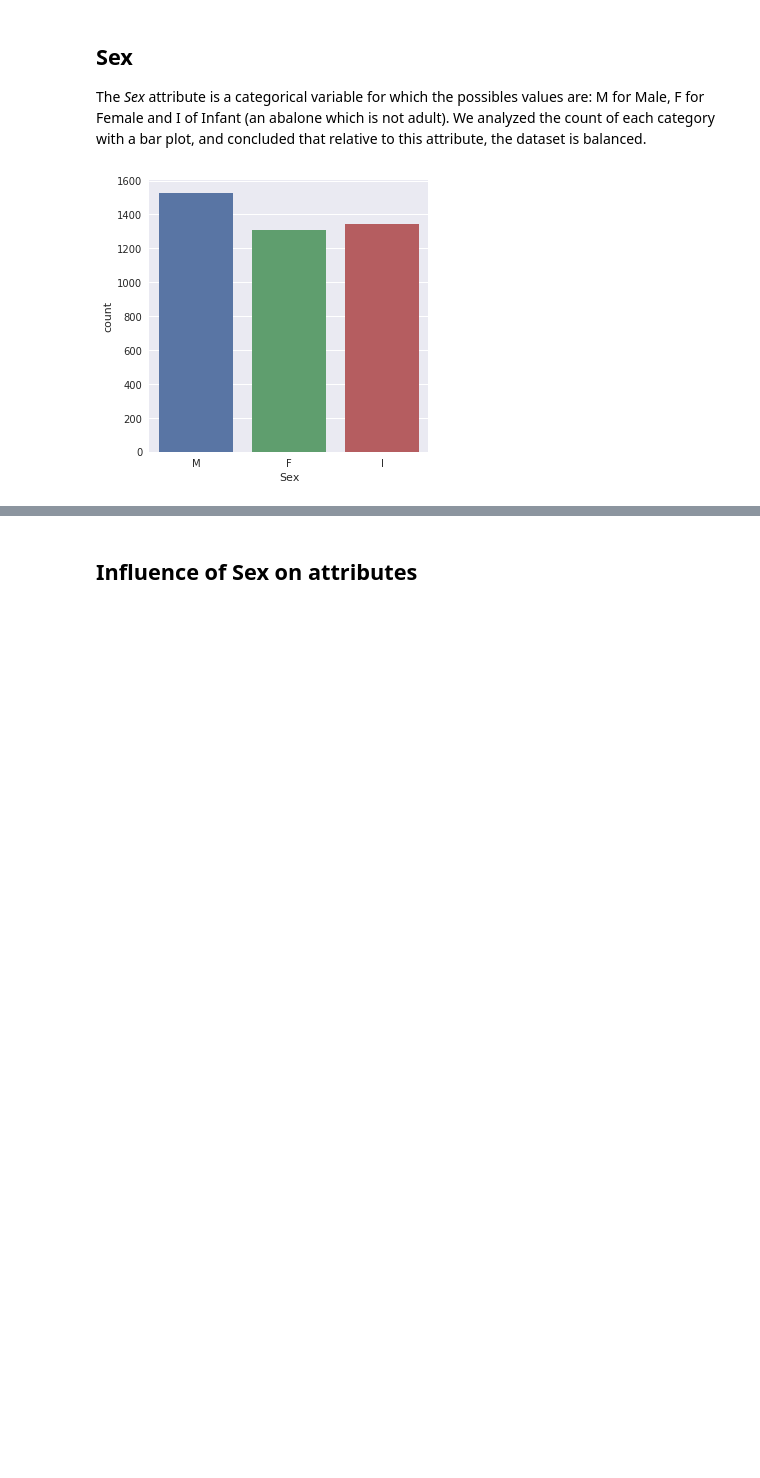
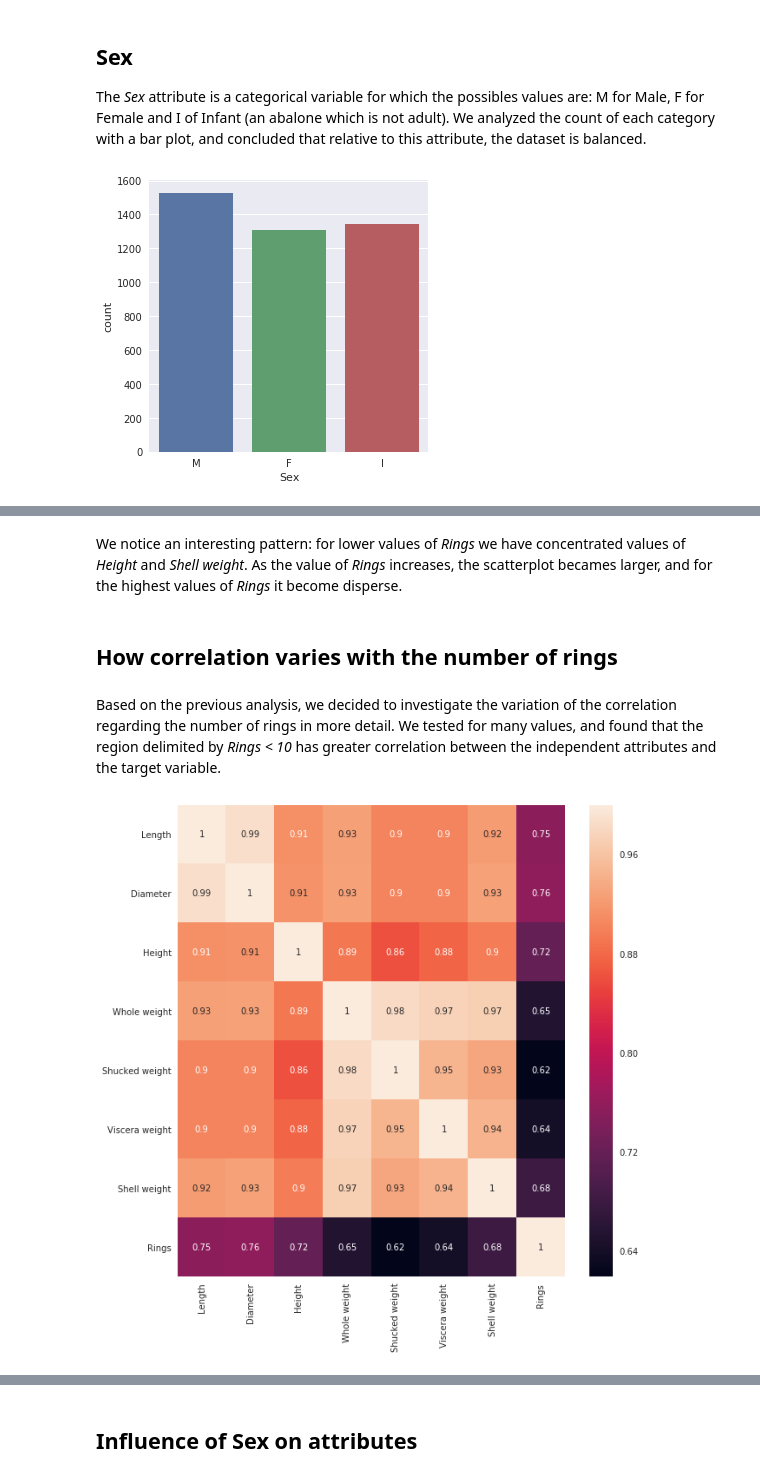
Before and after one commit to rodolfo-mendes/abalone, a Jupyter notebook: exploratory-data-analysis.ipynb, the cells around one changed output, grey strips where cells are left out. Saved outputs shown, nothing was run; the diff lists cells and outputs as text; code cells hidden in the pictures; blank space fills up the shorter version.

```diff
--- a/exploratory-data-analysis.ipynb
+++ b/exploratory-data-analysis.ipynb
@@ -276,0 +277,14 @@ _ = sns.jointplot(data=abalone_std, x='Shell weight', y='Height', kind='reg')
+# %% [markdown]
+We notice an interesting pattern: for lower values of *Rings* we have concentrated values of *Height* and *Shell weight*. As the value of *Rings* increases, the scatterplot becames larger, and for the highest values of *Rings* it become disperse.
+# %% [markdown]
+## How correlation varies with the number of rings
+# %% [markdown]
+Based on the previous analysis, we decided to investigate the variation of the correlation regarding the number of rings in more detail. We tested for many values, and found that the region delimited by *Rings < 10* has greater correlation between the independent attributes and the target variable.
+# %%
+i_abalone = abalone[abalone['Rings'] < 10]
+
+plt.figure(figsize=(10, 10))
+corr = i_abalone.corr()
+_ = sns.heatmap(corr, annot=True)
+# %% [output]
+[figure, added]
```
Also changed, not shown: parts of 23 cells of this notebook.
